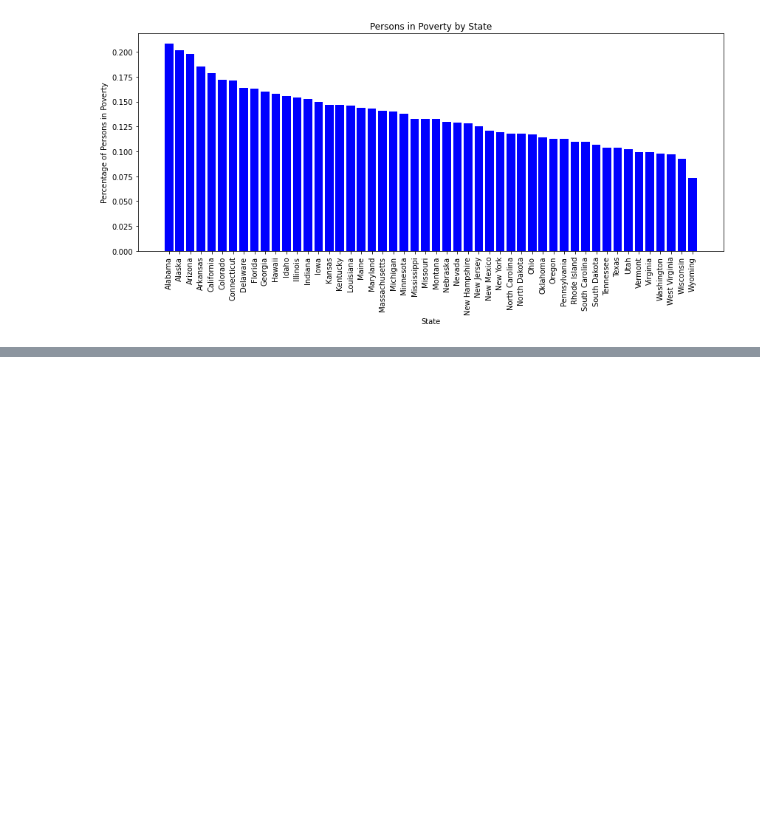
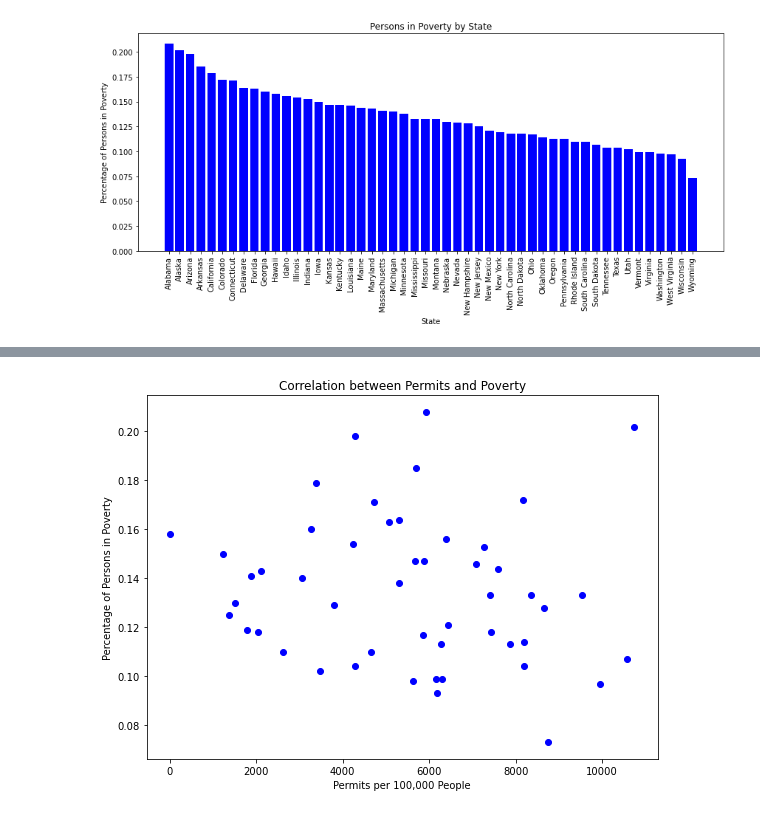
Before and after one commit to dezertdweller/fbi-gun-background-checks, a Jupyter notebook: analysis.ipynb, the cells around one changed output, grey strips where cells are left out. Cells and saved outputs as stored; diff of their text form; code cells hidden in the pictures; blank space fills up the shorter version.

```diff
--- a/analysis.ipynb
+++ b/analysis.ipynb
@@ -202,0 +211,10 @@ ValueError: operands could not be broadcast together with shapes (12485,) (50,)
+# %%
+fig, ax = plt.subplots(figsize=(8, 6))
+ax.scatter(adjusted_permits, poverty_data, color='blue')
+ax.set_xlabel('Permits per 100,000 People')
+ax.set_ylabel('Percentage of Persons in Poverty')
+ax.set_title('Correlation between Permits and Poverty')
+plt.tight_layout()
+plt.show()
+# %% [output]
+[figure, added]
```
Also changed, not shown: parts of 5 cells of this notebook.
